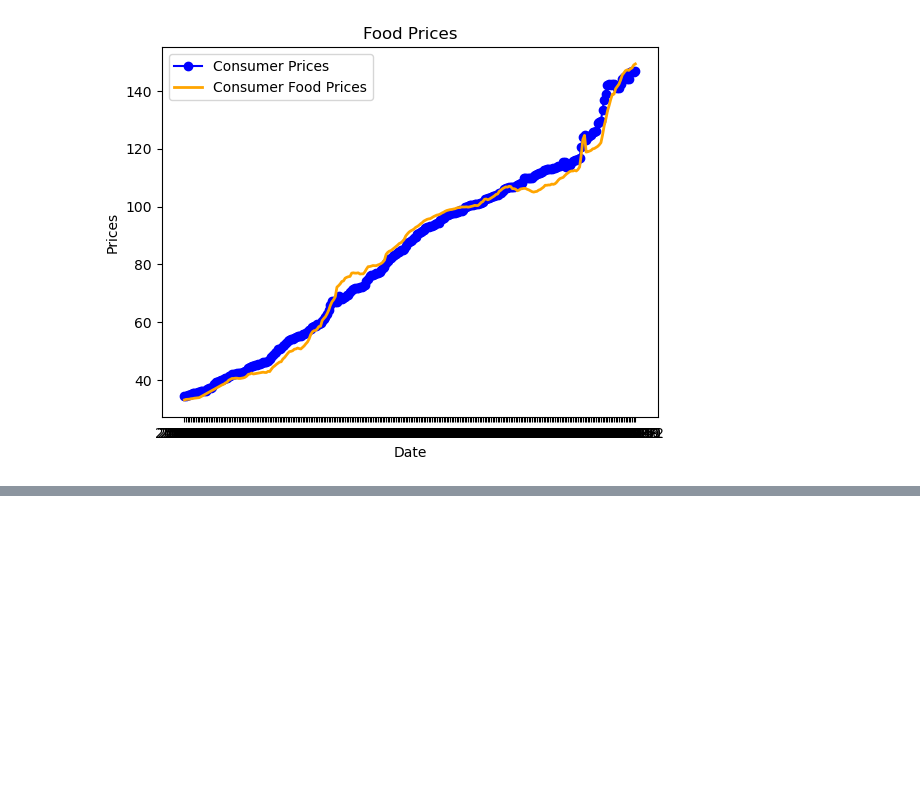
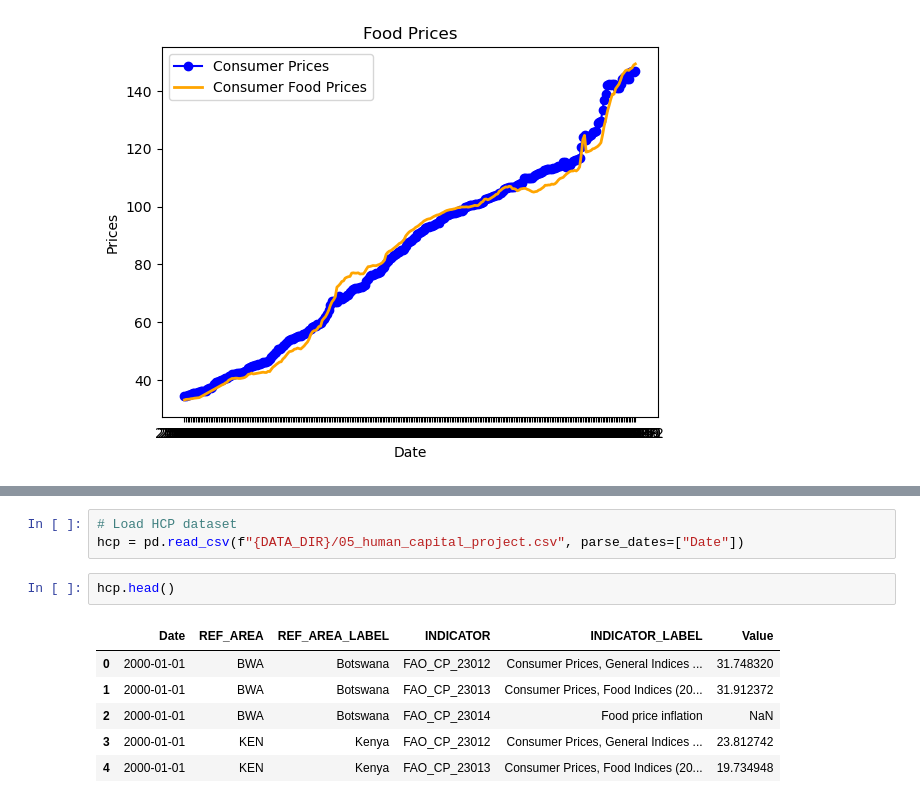
Before and after one commit to GorataB/Hackathon_PolyglotPioneers, a Jupyter notebook: Data Cleaning.ipynb, the cells around one changed output, grey strips where cells are left out. Saved outputs shown, nothing was run; the diff lists cells and outputs as text; blank space fills up the shorter version.

```diff
--- a/Data Cleaning.ipynb
+++ b/Data Cleaning.ipynb
@@ -456,0 +461,12 @@ plt.show()
+# %%
+# Load HCP dataset
+hcp = pd.read_csv(f"{DATA_DIR}/05_human_capital_project.csv", parse_dates=["Date"])
+# %%
+hcp.head()
+# %% [output]
+|  | Date | REF_AREA | REF_AREA_LABEL | INDICATOR | INDICATOR_LABEL | Value |
+| 0 | 2000-01-01 | BWA | Botswana | FAO_CP_23012 | Consumer Prices, General Indices ... | 31.748320 |
+| 1 | 2000-01-01 | BWA | Botswana | FAO_CP_23013 | Consumer Prices, Food Indices (20... | 31.912372 |
+| 2 | 2000-01-01 | BWA | Botswana | FAO_CP_23014 | Food price inflation | NaN |
+| 3 | 2000-01-01 | KEN | Kenya | FAO_CP_23012 | Consumer Prices, General Indices ... | 23.812742 |
+| 4 | 2000-01-01 | KEN | Kenya | FAO_CP_23013 | Consumer Prices, Food Indices (20... | 19.734948 |
```
Also changed, not shown: parts of 10 cells of this notebook.
